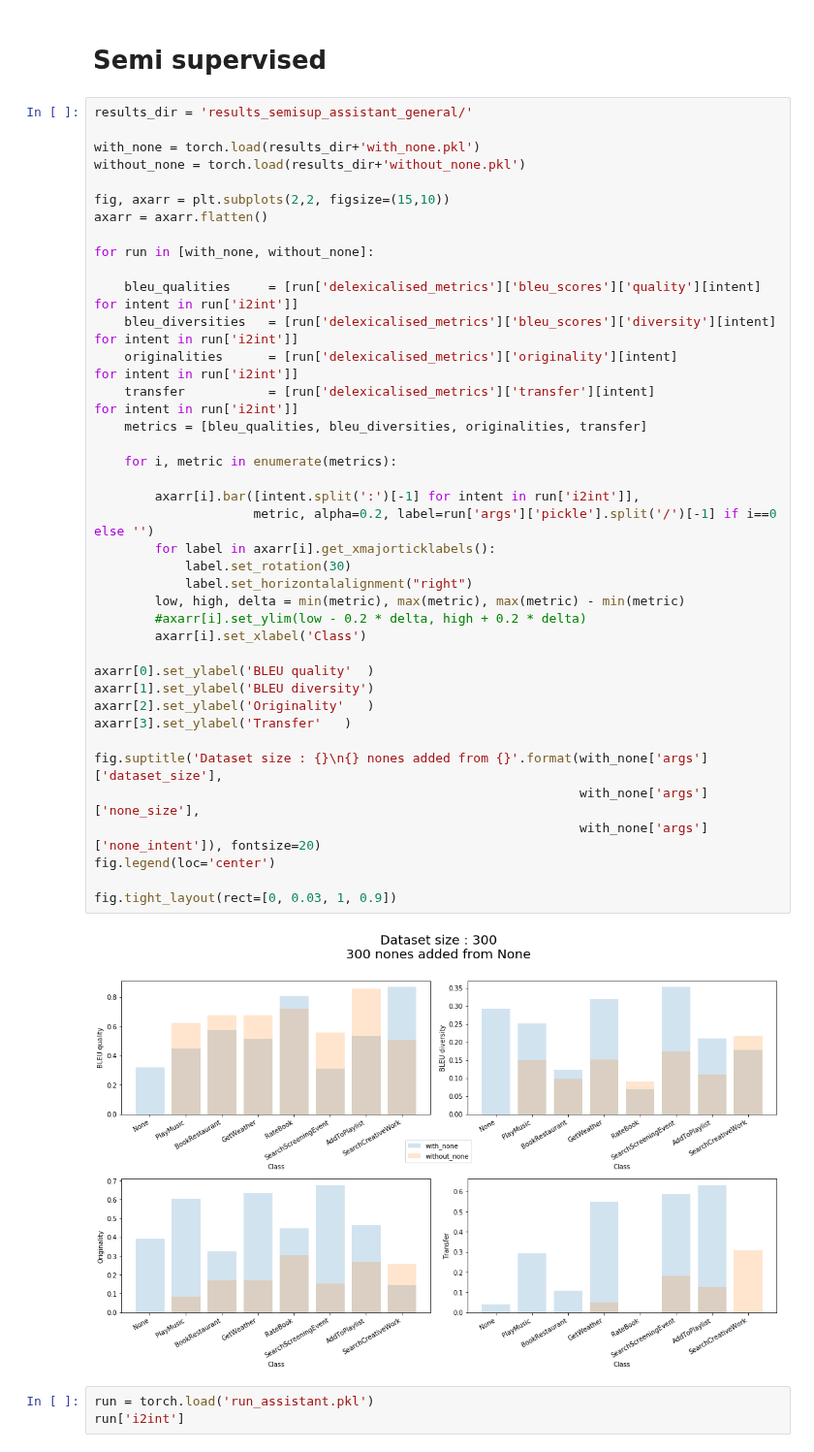
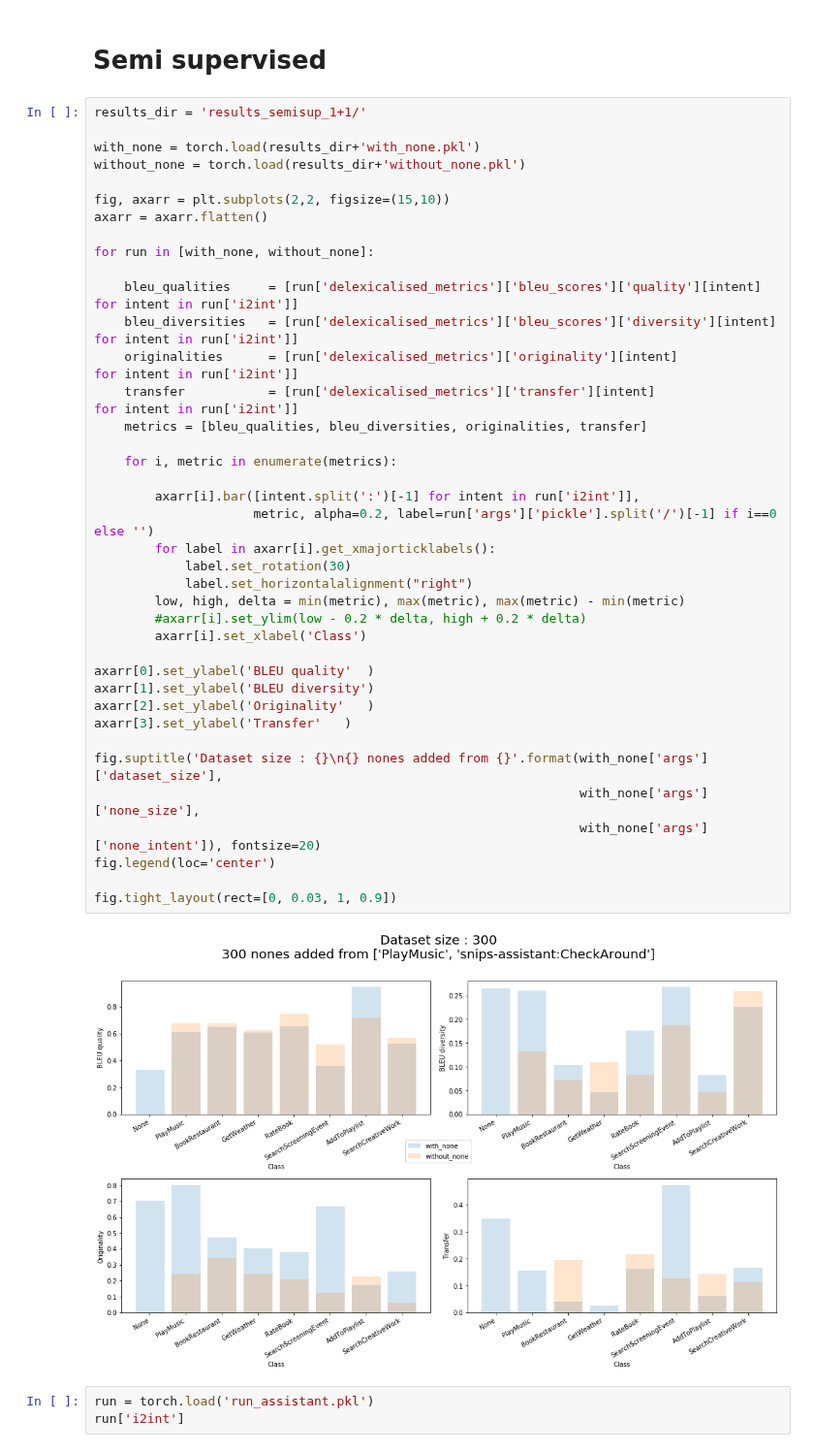
Before and after one commit to sonos/automatic-data-generation, a Jupyter notebook: automatic_data_generation/data-generation-new.ipynb, the cells around one changed output. Shown at 97% size. Saved outputs shown, nothing was run; the diff lists cells and outputs as text.

```diff
--- a/automatic_data_generation/data-generation-new.ipynb
+++ b/automatic_data_generation/data-generation-new.ipynb
@@ -735,7 +735,7 @@ fig.tight_layout(rect=[0, 0.03, 1, 0.9])
 # %% [markdown]
 # Semi supervised
 # %%
-results_dir = 'results_semisup_assistant_general/'
+results_dir = 'results_semisup_1+1/'
 
 with_none = torch.load(results_dir+'with_none.pkl')
 without_none = torch.load(results_dir+'without_none.pkl')
@@ -747,34 +747,34 @@ for run in [with_none, without_none]:
 
     bleu_qualities     = [run['delexicalised_metrics']['bleu_scores']['quality'][intent]   for intent in run['i2int']]
     bleu_diversities   = [run['delexicalised_metrics']['bleu_scores']['diversity'][intent] for intent in run['i2int']]
     originalities      = [run['delexicalised_metrics']['originality'][intent]              for intent in run['i2int']]
     transfer           = [run['delexicalised_metrics']['transfer'][intent]                 for intent in run['i2int']]
     metrics = [bleu_qualities, bleu_diversities, originalities, transfer]
 
     for i, metric in enumerate(metrics):
 
         axarr[i].bar([intent.split(':')[-1] for intent in run['i2int']],
                      metric, alpha=0.2, label=run['args']['pickle'].split('/')[-1] if i==0 else '')
         for label in axarr[i].get_xmajorticklabels():
             label.set_rotation(30)
             label.set_horizontalalignment("right")
         low, high, delta = min(metric), max(metric), max(metric) - min(metric)
         #axarr[i].set_ylim(low - 0.2 * delta, high + 0.2 * delta)
         axarr[i].set_xlabel('Class')
 
 axarr[0].set_ylabel('BLEU quality'  )
 axarr[1].set_ylabel('BLEU diversity')
 axarr[2].set_ylabel('Originality'   )
 axarr[3].set_ylabel('Transfer'   )
 
 fig.suptitle('Dataset size : {}\n{} nones added from {}'.format(with_none['args']['dataset_size'],
                                                                 with_none['args']['none_size'],
                                                                 with_none['args']['none_intent']), fontsize=20)
 fig.legend(loc='center')
 
 fig.tight_layout(rect=[0, 0.03, 1, 0.9])
 # %% [output]
-[figure, old version]
+[figure, new version]
 # %%
 run = torch.load('run_assistant.pkl')
 run['i2int']
```
Also changed, not shown: parts of 2 cells of this notebook, 4 other files.
